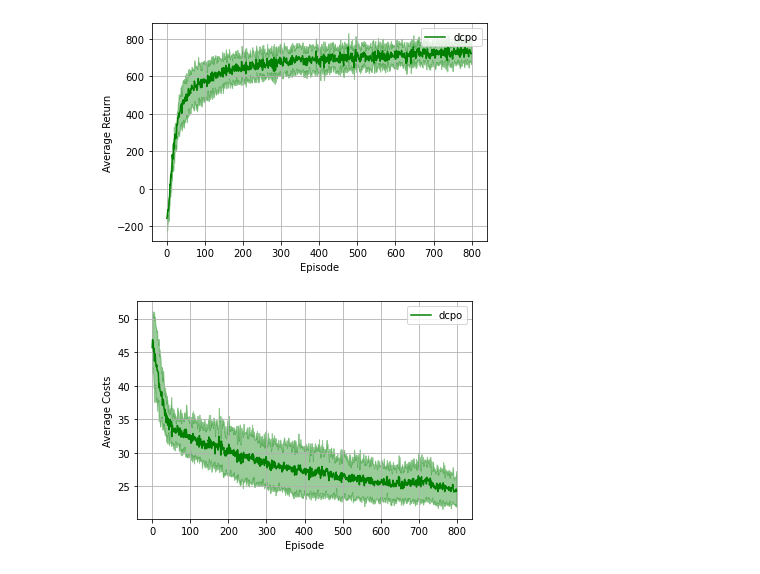
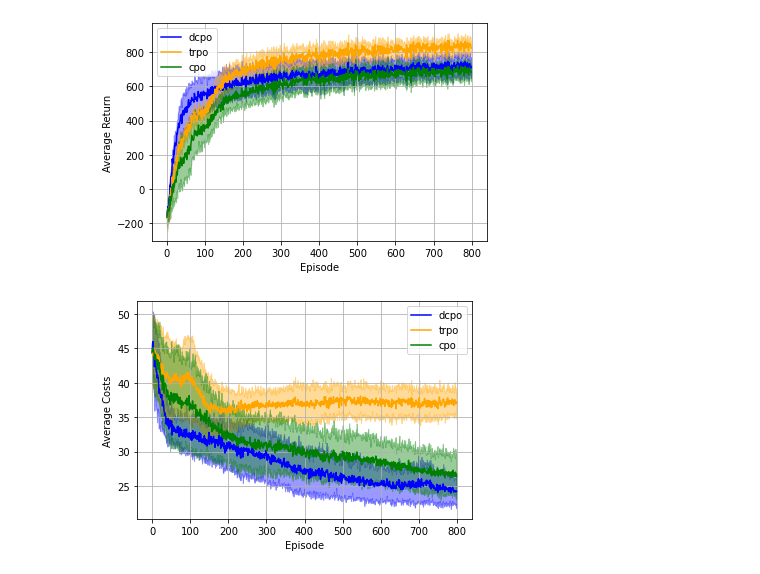
Before and after one commit to jaimesabalimperial/jaisalab, a Jupyter notebook: experiments.ipynb, the cells around one changed output. Cells and saved outputs as stored; diff of their text form; code cells hidden in the pictures.

Commit message:
fixed bug in plotter and removed ds store files from repo

```diff
--- a/experiments.ipynb
+++ b/experiments.ipynb
@@ -63,17 +23,17 @@ plot_experiment()
 # %%
 from jaisalab.evaluation.plotter import RLPlotter
 # %%
-data_dirs = ['data/local/experiment/',
-             'data1/local/experiment/',
-             'data2/local/experiment/',
-             'data3/local/experiment/',
-             'data4/local/experiment/',
-             'data5/local/experiment/']
+data_dirs = ['data/local/experiment',
+             'data1/local/experiment',
+             'data2/local/experiment',
+             'data3/local/experiment',
+             'data4/local/experiment',
+             'data5/local/experiment']
 
-plotter = RLPlotter(fdir='dcpo_backlog', data_dir=data_dirs)
+plotter = RLPlotter(fdir=['dcpo_backlog', 'trpo_backlog', 'cpo_backlog'] , data_dir=data_dirs)
 plotter.plot_returns()
 #plotter.plot_constraint_vals()
 plotter.plot_costs()
 # %% [output]
-[figure, old version]
+[figure, new version]
-[figure, old version]
+[figure, new version]
```
Also changed, not shown: parts of 5 cells of this notebook, 23 other files.
